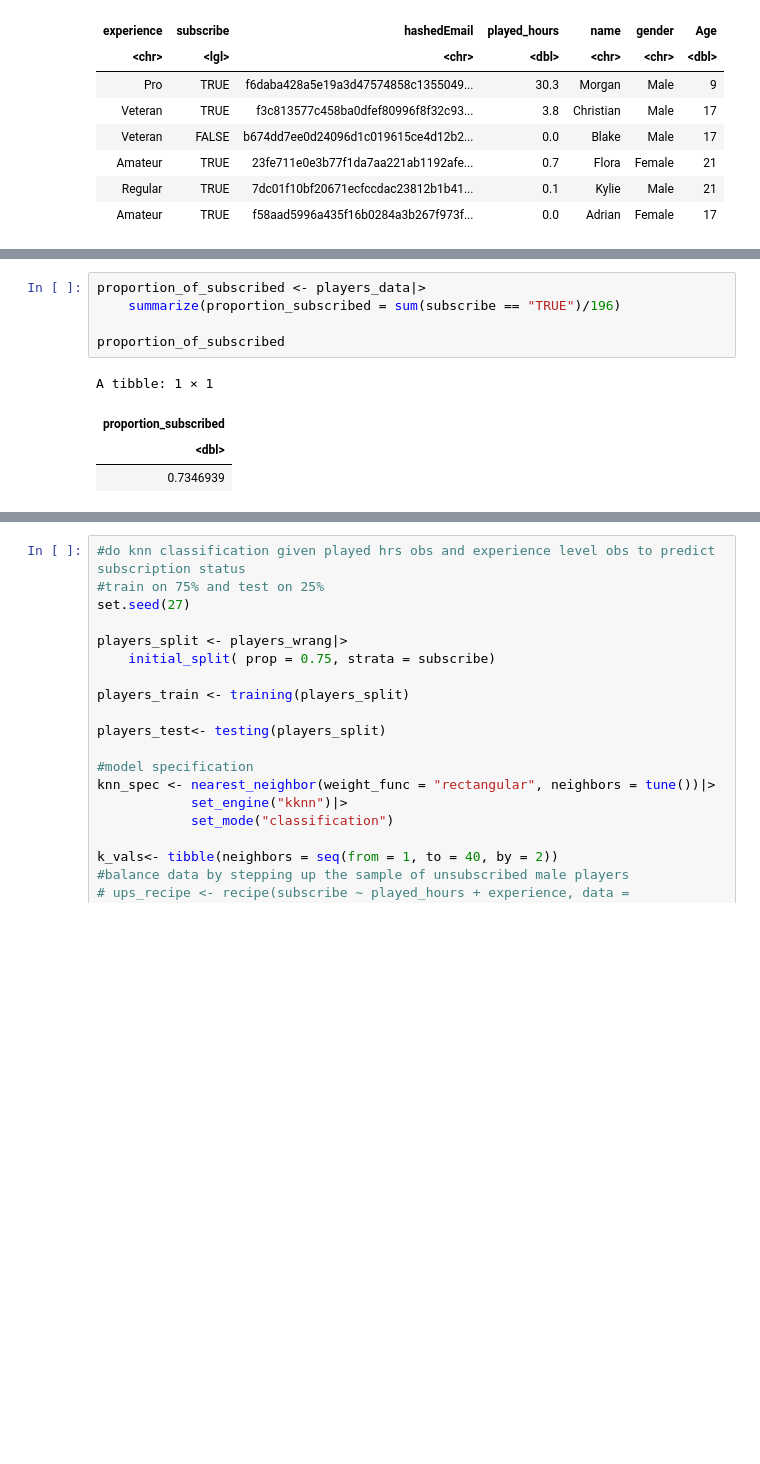
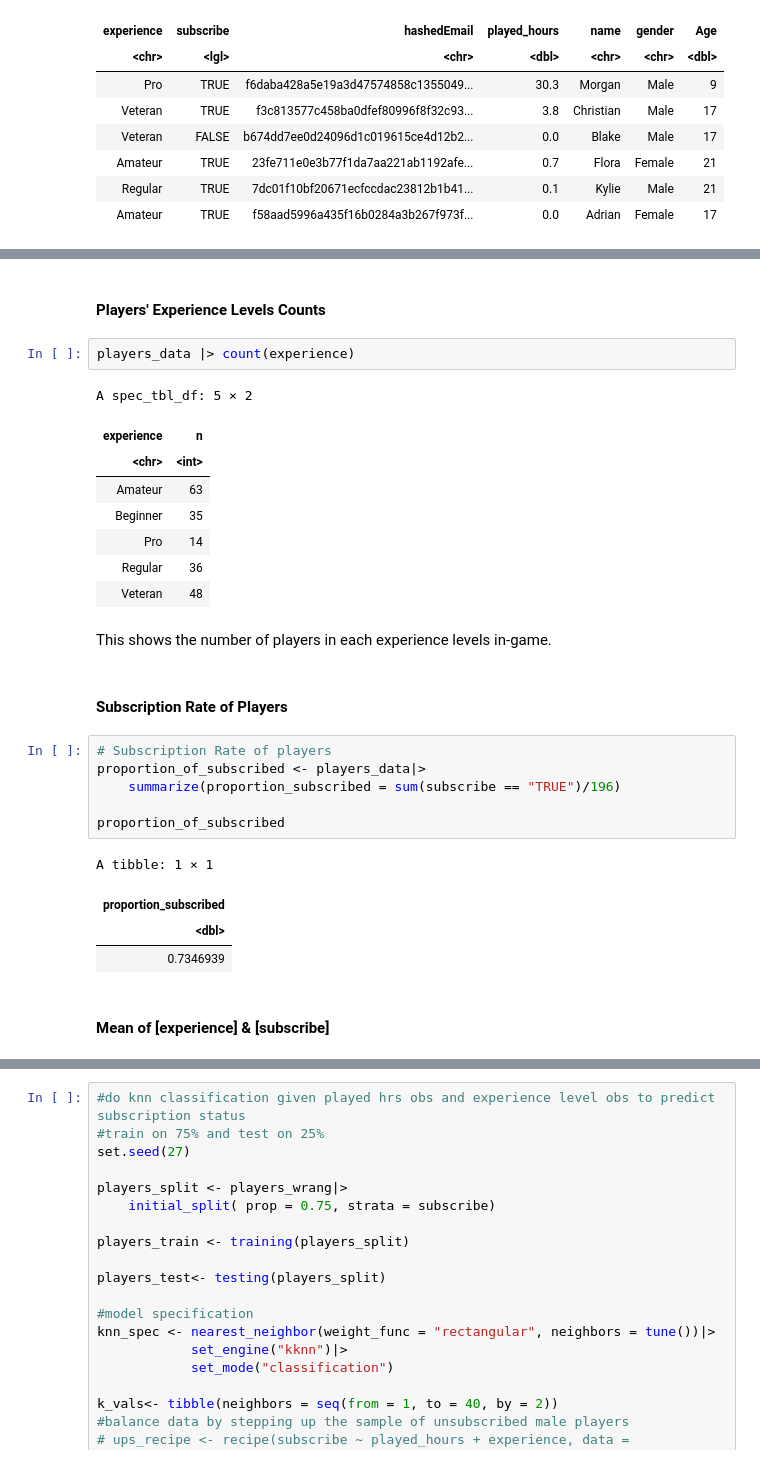
Before and after one commit to camillesnyder/Final-Project, a Jupyter notebook: Final-Project.ipynb, the cells around one changed output, grey strips where cells are left out. Saved outputs shown, nothing was run; the diff lists cells and outputs as text; blank space fills up the shorter version.

```diff
--- a/Final-Project.ipynb
+++ b/Final-Project.ipynb
@@ -58,4 +105,22 @@ dim(players_wrang)
+# %% [markdown]
+#### Players' Experience Levels Counts
+# %%
+players_data |> count(experience)
+# %% [output]
+A spec_tbl_df: 5 × 2
+| experience | n |
+| <chr> | <int> |
+| Amateur | 63 |
+| Beginner | 35 |
+| Pro | 14 |
+| Regular | 36 |
+| Veteran | 48 |
+# %% [markdown]
+This shows the number of players in each experience levels in-game.
+# %% [markdown]
+#### Subscription Rate of Players
 # %%
+# Subscription Rate of players
 proportion_of_subscribed <- players_data|>
     summarize(proportion_subscribed = sum(subscribe == "TRUE")/196)
 
@@ -65,4 +130,6 @@ A tibble: 1 × 1
 | proportion_subscribed |
 | <dbl> |
 | 0.7346939 |
+# %% [markdown]
+#### Mean of [experience] & [subscribe]
 # %%
```
Also changed, not shown: parts of 24 cells of this notebook.
